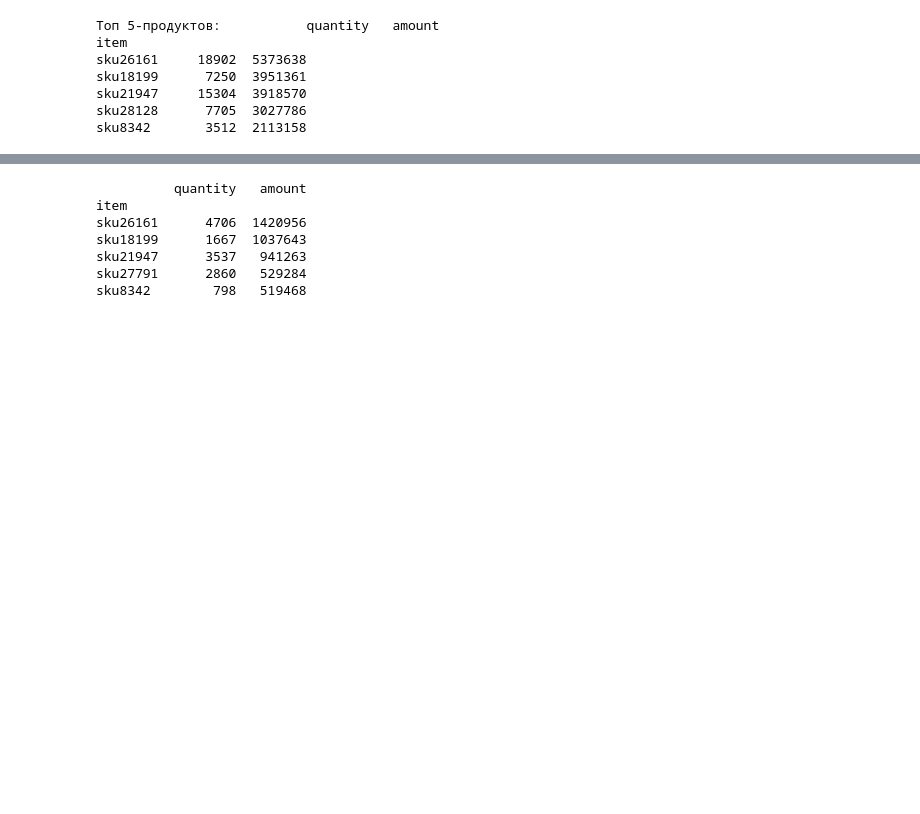
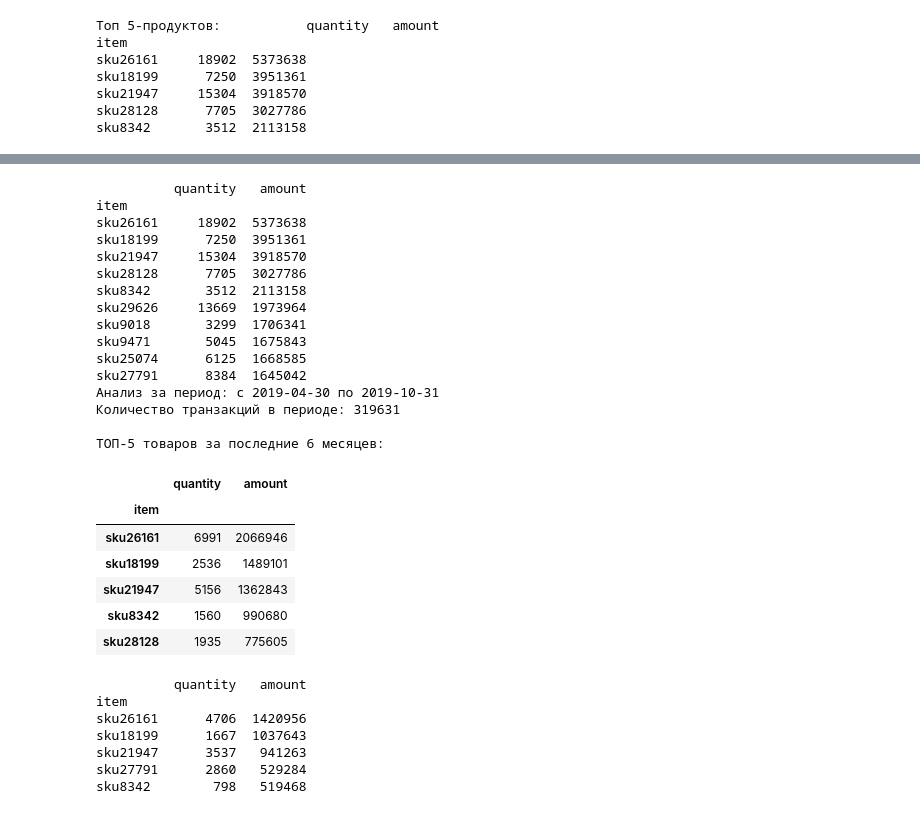
Before and after one commit to glazed-curd/machine_learning, a Jupyter notebook: main.ipynb, the cells around one changed output, grey strips where cells are left out. Saved outputs shown, nothing was run; the diff lists cells and outputs as text; code cells hidden in the pictures; blank space fills up the shorter version.

```diff
--- a/main.ipynb
+++ b/main.ipynb
@@ -112,3 +89,66 @@ sku27791      8384  1645042
+# %%
+def get_top_parametrs(tr, n):
+    top_n = (tr.groupby('item')
+                .agg({'quantity':'sum','amount':'sum'})
+                .sort_values(by='amount', ascending=False)
+                .head(n))
+
+    return top_n
+
+print(get_top_parametrs(transaction,10))
+
+# 1. Задаём конечную дату
+end_date = '2019-10-31'
+end_date = pd.to_datetime(end_date)
+
+# 2. Задаём количество месяцев
+period_months = 6
+
+# 3. Рассчитываем начальную дату: вычитаем 6 месяцев
+# Используем pd.DateOffset для корректной работы с месяцами
+start_date = end_date - pd.DateOffset(months=period_months)
+
+print(f"Анализ за период: с {start_date.date()} по {end_date.date()}")
+
+# 4. Фильтруем DataFrame по дате
+# Убедимся, что колонка с датой — в формате datetime
+# Замените 'trDte' на имя вашей колонки с датой, если нужно
+filtered_df = transaction[(transaction['trDte'] >= start_date) & (transaction['trDte'] <= end_date)]
+
+# Проверим, сколько строк осталось
+print(f"Количество транзакций в периоде: {len(filtered_df)}")
+
+# 5. Применяем функцию get_top_products к отфильтрованным данным
+# (предполагается, что функция уже определена, как в предыдущем ответе)
+top_5_recent = get_top_parametrs(filtered_df, n=5)
+
+# 6. Выводим результат
+print("\nТОП-5 товаров за последние 6 месяцев:")
+top_5_recent
+# %% [output]
+          quantity   amount
+item
+sku26161     18902  5373638
+sku18199      7250  3951361
+sku21947     15304  3918570
+sku28128      7705  3027786
+sku8342       3512  2113158
+sku29626     13669  1973964
+sku9018       3299  1706341
+sku9471       5045  1675843
+sku25074      6125  1668585
+sku27791      8384  1645042
+Анализ за период: с 2019-04-30 по 2019-10-31
+Количество транзакций в периоде: 319631
+
+ТОП-5 товаров за последние 6 месяцев:
+|  | quantity | amount |
+| item |  |  |
+| sku26161 | 6991 | 2066946 |
+| sku18199 | 2536 | 1489101 |
+| sku21947 | 5156 | 1362843 |
+| sku8342 | 1560 | 990680 |
+| sku28128 | 1935 | 775605 |
 # %%
 '''Слайд 17'''
 end_date = '2019-10-31'
```
Also changed, not shown: parts of 2 cells of this notebook.
